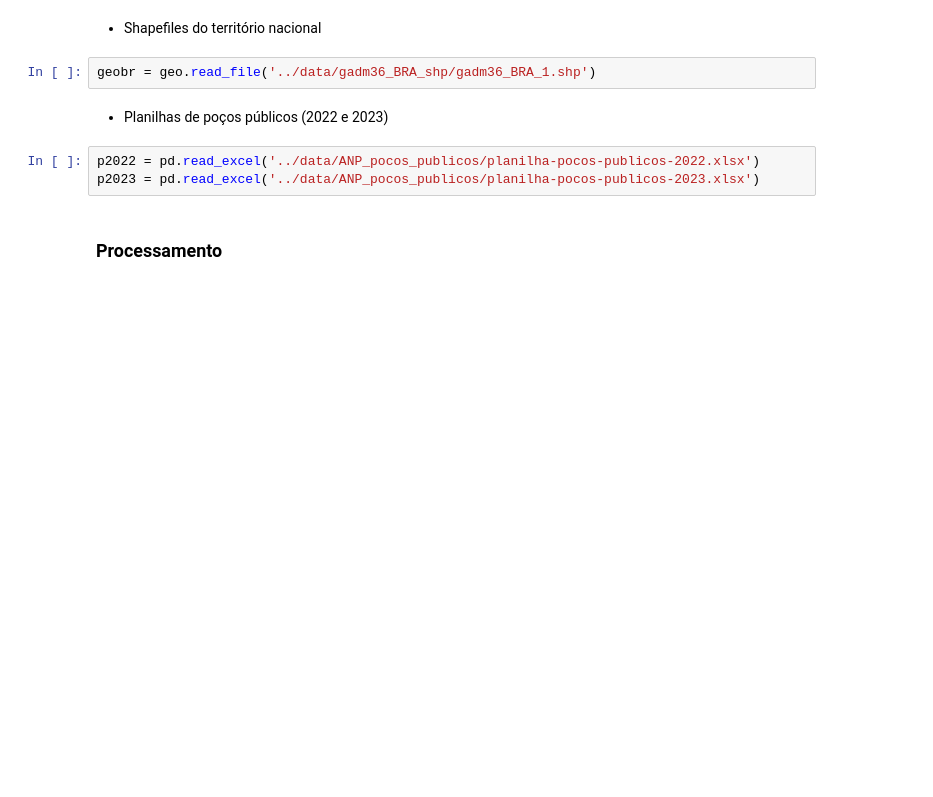
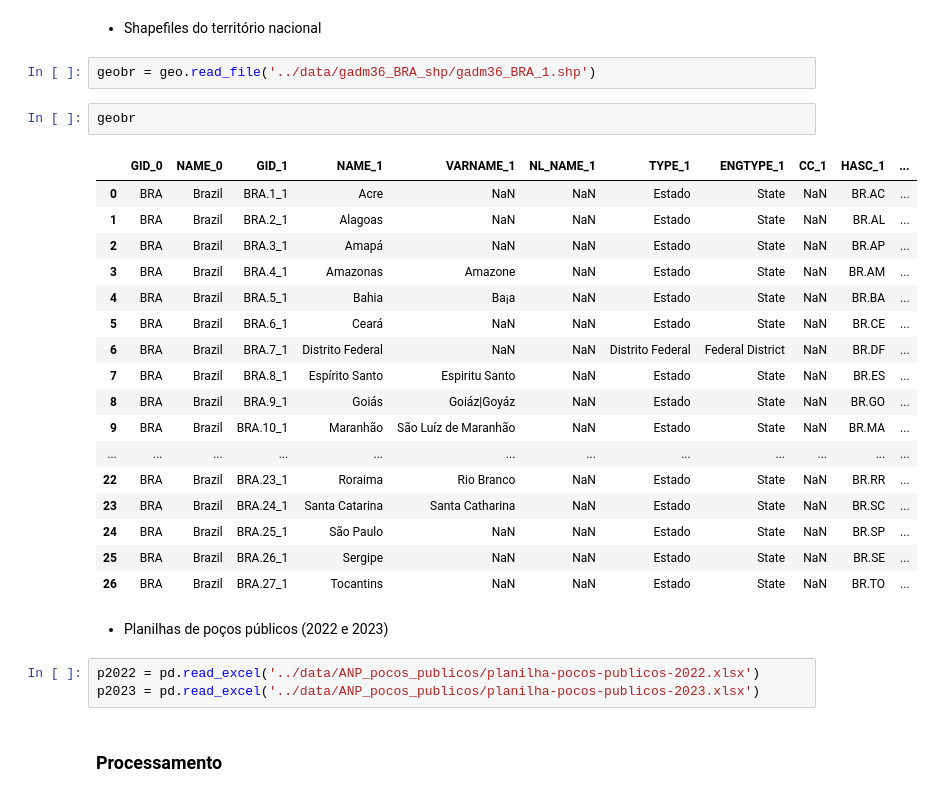
Before and after one commit to gcpeixoto/DATAVIZ, a Jupyter notebook: ipynb/23-dcs-geoespacial.ipynb, the cells around one changed output. Drawn from its saved outputs; the diff is of its cells as text; blank space fills up the shorter version.

```diff
--- a/ipynb/23-dcs-geoespacial.ipynb
+++ b/ipynb/23-dcs-geoespacial.ipynb
@@ -31,6 +47,26 @@ geocp = geo.read_file('../data/ANP_campos_shp/CAMPOS_PRODUCAO_SIRGASPolygon.shp'
 - Shapefiles do território nacional
 # %%
 geobr = geo.read_file('../data/gadm36_BRA_shp/gadm36_BRA_1.shp')
+# %%
+geobr
+# %% [output]
+|  | GID_0 | NAME_0 | GID_1 | NAME_1 | VARNAME_1 | NL_NAME_1 | TYPE_1 | ENGTYPE_1 | CC_1 | HASC_1 | ... |
+| 0 | BRA | Brazil | BRA.1_1 | Acre | NaN | NaN | Estado | State | NaN | BR.AC | ... |
+| 1 | BRA | Brazil | BRA.2_1 | Alagoas | NaN | NaN | Estado | State | NaN | BR.AL | ... |
+| 2 | BRA | Brazil | BRA.3_1 | Amapá | NaN | NaN | Estado | State | NaN | BR.AP | ... |
+| 3 | BRA | Brazil | BRA.4_1 | Amazonas | Amazone | NaN | Estado | State | NaN | BR.AM | ... |
+| 4 | BRA | Brazil | BRA.5_1 | Bahia | Ba¡a | NaN | Estado | State | NaN | BR.BA | ... |
+| 5 | BRA | Brazil | BRA.6_1 | Ceará | NaN | NaN | Estado | State | NaN | BR.CE | ... |
+| 6 | BRA | Brazil | BRA.7_1 | Distrito Federal | NaN | NaN | Distrito Federal | Federal District | NaN | BR.DF | ... |
+| 7 | BRA | Brazil | BRA.8_1 | Espírito Santo | Espiritu Santo | NaN | Estado | State | NaN | BR.ES | ... |
+| 8 | BRA | Brazil | BRA.9_1 | Goiás | Goiáz|Goyáz | NaN | Estado | State | NaN | BR.GO | ... |
+| 9 | BRA | Brazil | BRA.10_1 | Maranhão | São Luíz de Maranhão | NaN | Estado | State | NaN | BR.MA | ... |
+| ... | ... | ... | ... | ... | ... | ... | ... | ... | ... | ... | ... |
+| 22 | BRA | Brazil | BRA.23_1 | Roraima | Rio Branco | NaN | Estado | State | NaN | BR.RR | ... |
+| 23 | BRA | Brazil | BRA.24_1 | Santa Catarina | Santa Catharina | NaN | Estado | State | NaN | BR.SC | ... |
+| 24 | BRA | Brazil | BRA.25_1 | São Paulo | NaN | NaN | Estado | State | NaN | BR.SP | ... |
+| 25 | BRA | Brazil | BRA.26_1 | Sergipe | NaN | NaN | Estado | State | NaN | BR.SE | ... |
+| 26 | BRA | Brazil | BRA.27_1 | Tocantins | NaN | NaN | Estado | State | NaN | BR.TO | ... |
 # %% [markdown]
 - Planilhas de poços públicos (2022 e 2023)
 # %%
```
Also changed, not shown: parts of 7 cells of this notebook, 15 other files.
